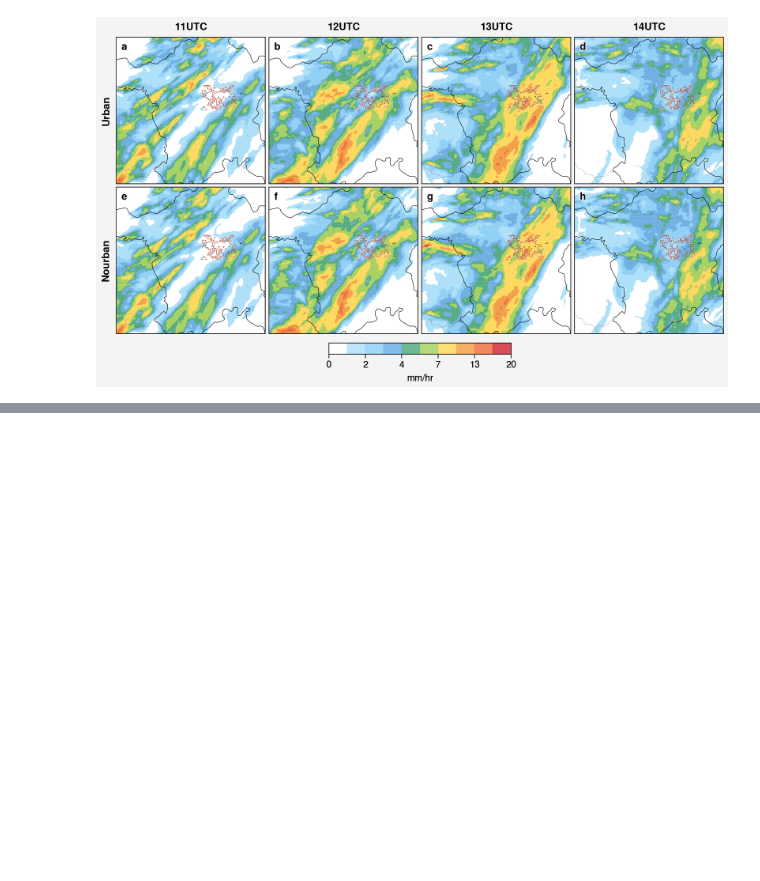
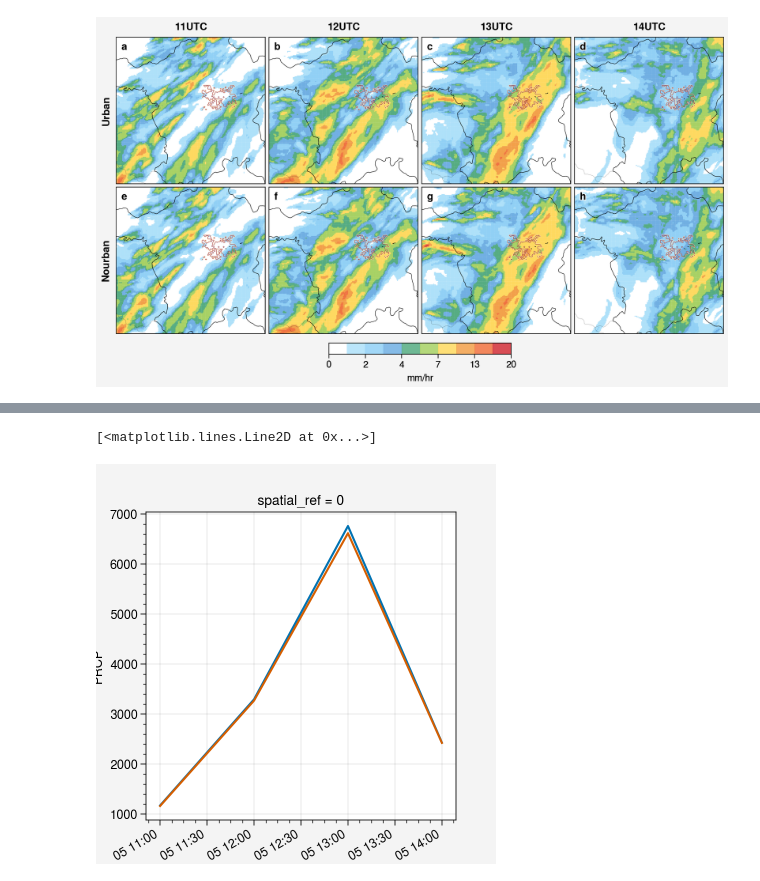
Before and after one commit to donmezkutay/Urban-Precipitation-Article, a Jupyter notebook: revision_spring_precipitation_spatial_hourly.ipynb, the cells around one changed output, grey strips where cells are left out. Cells and saved outputs as stored; diff of their text form; code cells hidden in the pictures; blank space fills up the shorter version.

```diff
--- a/revision_spring_precipitation_spatial_hourly.ipynb
+++ b/revision_spring_precipitation_spatial_hourly.ipynb
@@ -272,0 +349,6 @@ plt.savefig(r'pictures/revision_spring_precipitation_hourly.jpeg',
+# %%
+dt_urban_ens_clip.sum(dim=[x_dims, y_dims]).plot()
+dt_nourban_ens_clip.sum(dim=[x_dims, y_dims]).plot()
+# %% [output]
+[<matplotlib.lines.Line2D at 0x...>]
+[figure, added]
```
Also changed, not shown: parts of 16 cells of this notebook, 1 other file.
